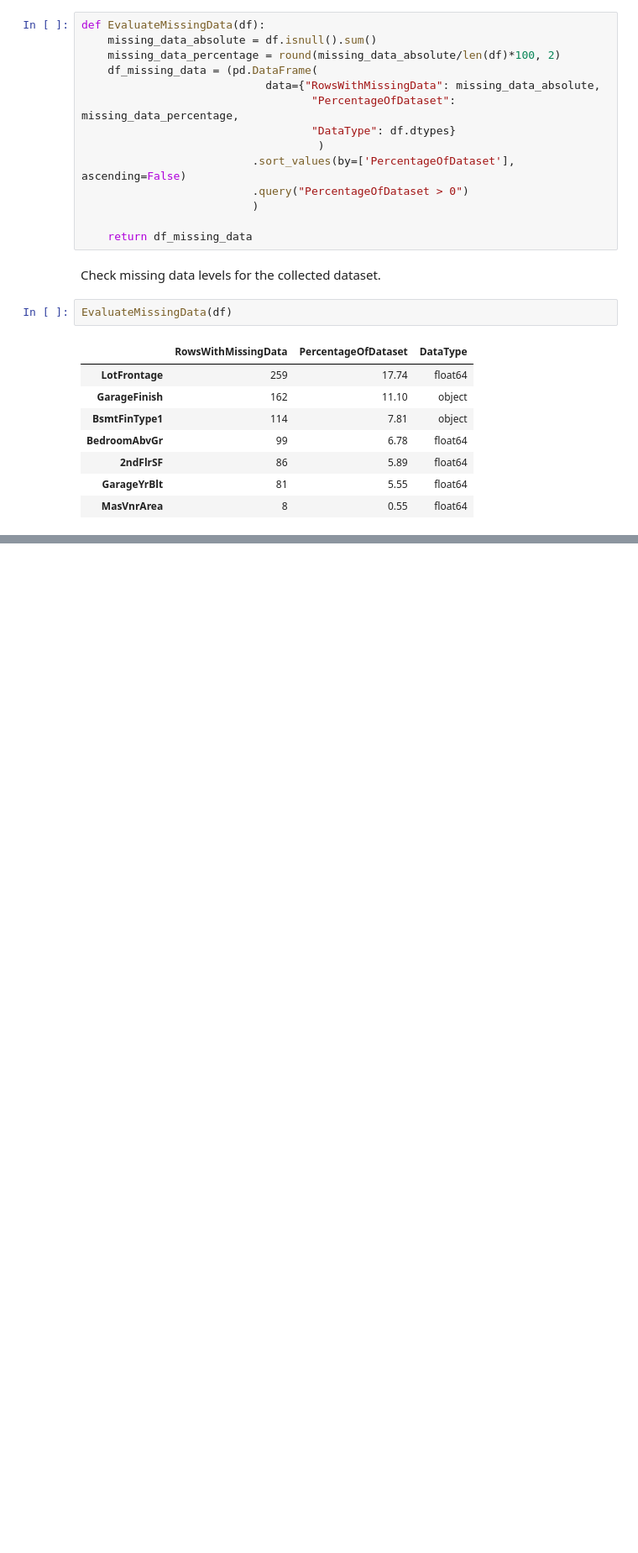
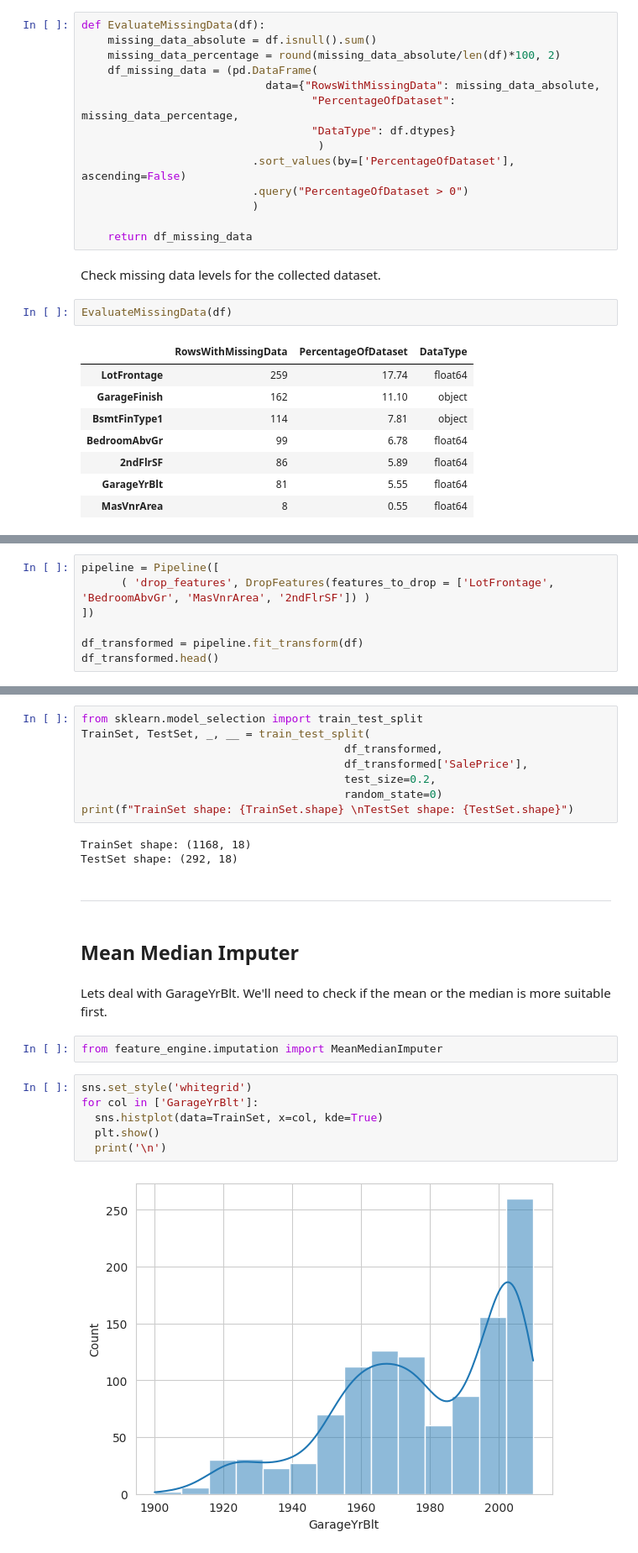
Before and after one commit to Welshy92/heritage-housing-analysis, a Jupyter notebook: jupyter_notebooks/DataCleaning.ipynb, the cells around one changed output, grey strips where cells are left out. Shown at 84% size. Drawn from its saved outputs; the diff is of its cells as text; blank space fills up the shorter version.

Commit message:
Complete DataCleaning notebook

```diff
--- a/jupyter_notebooks/DataCleaning.ipynb
+++ b/jupyter_notebooks/DataCleaning.ipynb
@@ -238,0 +250,7 @@ EvaluateMissingData(df)
+# %%
+pipeline = Pipeline([
+      ( 'drop_features', DropFeatures(features_to_drop = ['LotFrontage', 'BedroomAbvGr', 'MasVnrArea', '2ndFlrSF']) )
+])
+
+df_transformed = pipeline.fit_transform(df)
+df_transformed.head()
@@ -238,0 +266,27 @@ EvaluateMissingData(df)
+# %%
+from sklearn.model_selection import train_test_split
+TrainSet, TestSet, _, __ = train_test_split(
+                                        df_transformed,
+                                        df_transformed['SalePrice'],
+                                        test_size=0.2,
+                                        random_state=0)
+print(f"TrainSet shape: {TrainSet.shape} \nTestSet shape: {TestSet.shape}")
+# %% [output]
+TrainSet shape: (1168, 18)
+TestSet shape: (292, 18)
+# %% [markdown]
+---
+# %% [markdown]
+## Mean Median Imputer
+# %% [markdown]
+Lets deal with GarageYrBlt. We'll need to check if the mean or the median is more suitable first.
+# %%
+from feature_engine.imputation import MeanMedianImputer
+# %%
+sns.set_style('whitegrid')
+for col in ['GarageYrBlt']:
+  sns.histplot(data=TrainSet, x=col, kde=True)
+  plt.show()
+  print('\n')
+# %% [output]
+[figure, added]
```
Also changed, not shown: parts of 22 cells of this notebook, 3 other files.
